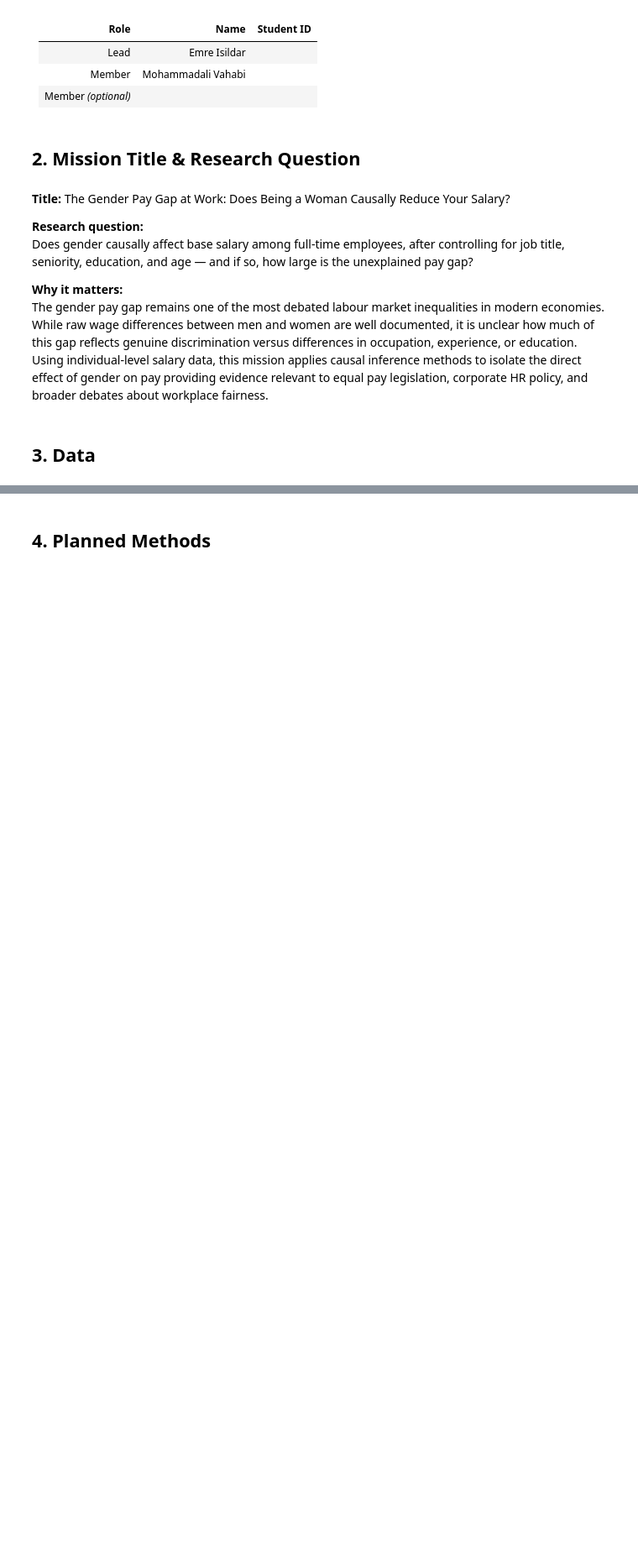
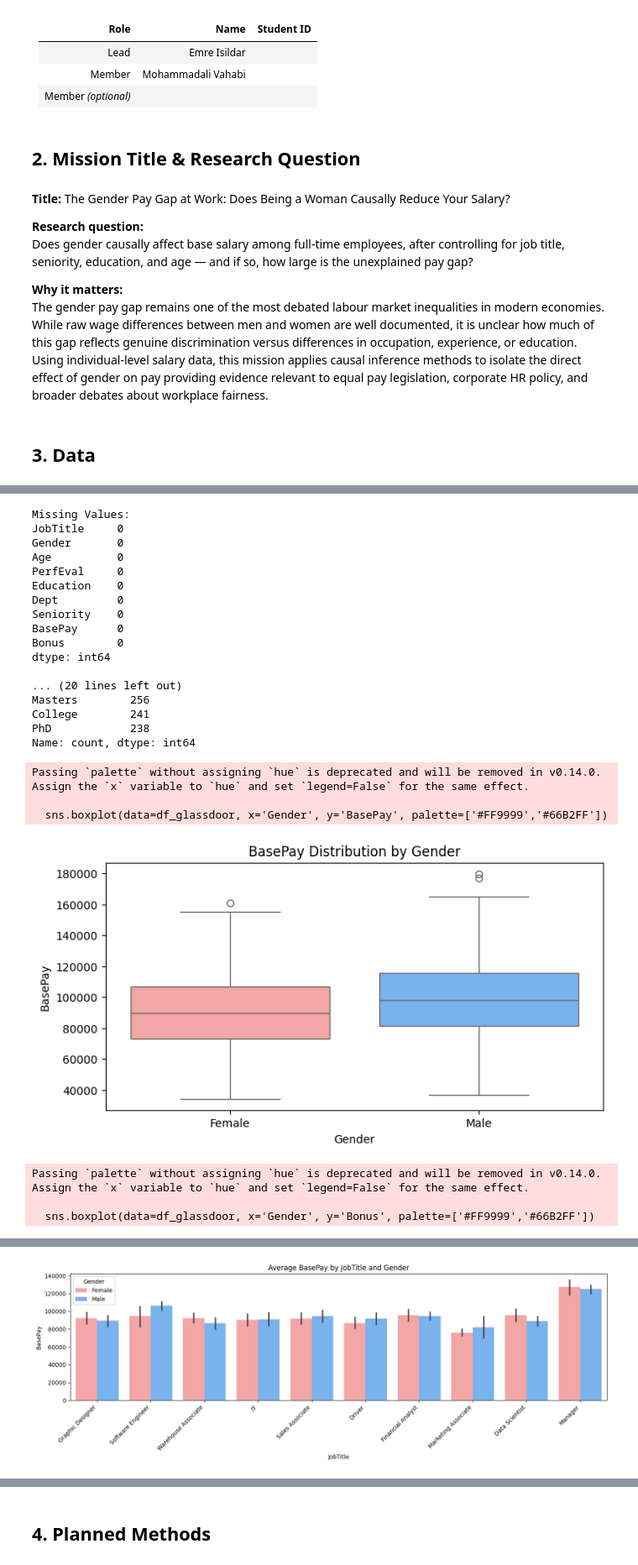
Before and after one commit to firrm/DAI, a Jupyter notebook: mission/group_a_proposal.ipynb, the cells around one changed output, grey strips where cells are left out. Shown at 84% size. Cells and saved outputs as stored; diff of their text form; code cells hidden in the pictures; blank space fills up the shorter version.

```diff
--- a/mission/group_a_proposal.ipynb
+++ b/mission/group_a_proposal.ipynb
@@ -92,0 +82,78 @@ max     36.000000     37.600000   68.600000   48.100000
+# %%
+import matplotlib.pyplot as plt
+import seaborn as sns
+
+# 1. Missing value check
+print("Missing Values:")
+print(df_glassdoor.isnull().sum())
+
+# 2. Summary statistics
+print("\n=== SUMMARY STATISTICS ===")
+print(df_glassdoor.groupby('Gender')['BasePay'].describe())
+print(f"\nGender distribution:\n{df_glassdoor['Gender'].value_counts()}")
+print(f"\nEducation distribution:\n{df_glassdoor['Education'].value_counts()}")
+
+# 3. BasePay distribution by gender
+plt.figure(figsize=(8,4))
+sns.boxplot(data=df_glassdoor, x='Gender', y='BasePay', palette=['#FF9999','#66B2FF'])
+plt.title('BasePay Distribution by Gender')
+plt.show()
+
+# 4. Bonus distribution by gender
+plt.figure(figsize=(8,4))
+sns.boxplot(data=df_glassdoor, x='Gender', y='Bonus', palette=['#FF9999','#66B2FF'])
+plt.title('Bonus Distribution by Gender')
+plt.show()
+
+# 5. Average salary by education level and gender
+plt.figure(figsize=(10,5))
+sns.barplot(data=df_glassdoor, x='Education', y='BasePay', hue='Gender', palette=['#FF9999','#66B2FF'])
+plt.title('Average BasePay by Education and Gender')
+plt.show()
+
+# 6. Average salary by job title and gender
+plt.figure(figsize=(14,5))
+sns.barplot(data=df_glassdoor, x='JobTitle', y='BasePay', hue='Gender', palette=['#FF9999','#66B2FF'])
+plt.xticks(rotation=45, ha='right')
+plt.title('Average BasePay by JobTitle and Gender')
+plt.tight_layout()
+plt.show()
+
+# 7. Seniority vs salary
+plt.figure(figsize=(8,4))
+sns.scatterplot(data=df_glassdoor, x='Seniority', y='BasePay', hue='Gender', alpha=0.5, palette=['#FF9999','#66B2FF'])
+plt.title('BasePay vs Seniority by Gender')
+plt.show()
+
+# 8. Correlation matrix
+numeric_cols = ["Age", "PerfEval", "Seniority", "BasePay", "Bonus"]
+corr = df_glassdoor[numeric_cols].corr()
+plt.figure(figsize=(8,6))
+sns.heatmap(corr, annot=True, cmap="coolwarm")
+plt.title('Correlation Matrix')
+plt.show()
+# %% [output]
+Missing Values:
+JobTitle     0
+Gender       0
+Age          0
+PerfEval     0
+Education    0
+Dept         0
+Seniority    0
+BasePay      0
+Bonus        0
+dtype: int64
+
+... (20 lines left out)
+Masters        256
+College        241
+PhD            238
+Name: count, dtype: int64
+Passing `palette` without assigning `hue` is deprecated and will be removed in v0.14.0. Assign the `x` variable to `hue` and set `legend=False` for the same effect.
+
+  sns.boxplot(data=df_glassdoor, x='Gender', y='BasePay', palette=['#FF9999','#66B2FF'])
+[figure, added]
+Passing `palette` without assigning `hue` is deprecated and will be removed in v0.14.0. Assign the `x` variable to `hue` and set `legend=False` for the same effect.
+
+  sns.boxplot(data=df_glassdoor, x='Gender', y='Bonus', palette=['#FF9999','#66B2FF'])
@@ -92,0 +162 @@ max     36.000000     37.600000   68.600000   48.100000
+[figure, added]
```
Also changed, not shown: parts of 11 cells of this notebook, 1 other file.
